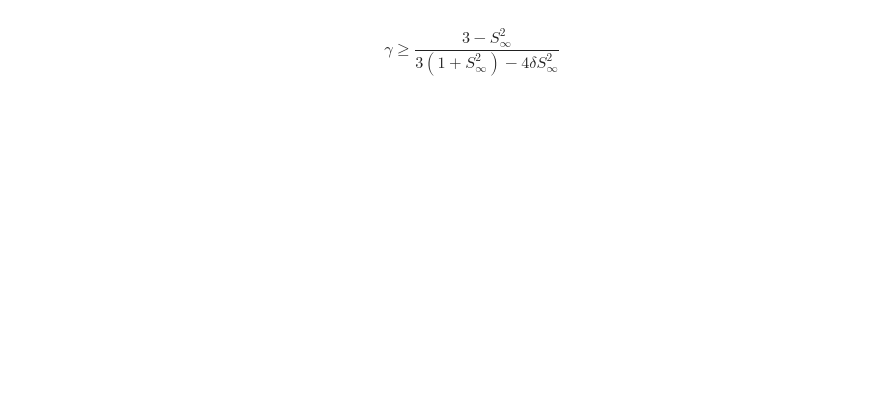
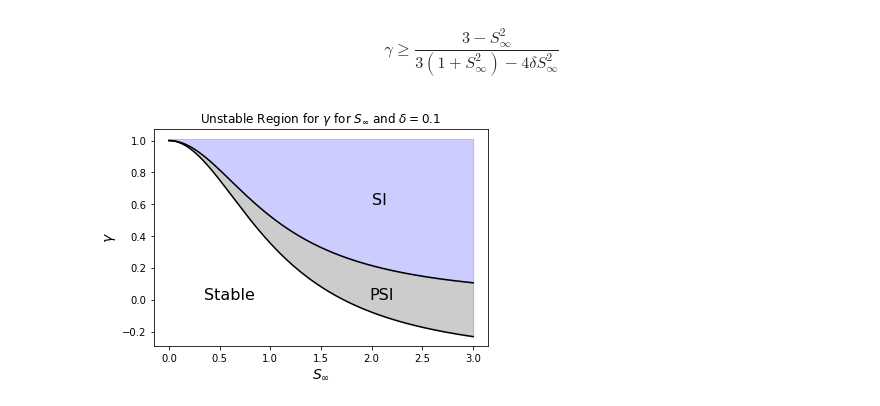
Before and after one commit to loganpknudsen/BottomBoundaryLayer, a Jupyter notebook: stability_regions.ipynb, the cells around one changed output. Cells and saved outputs as stored; diff of their text form; code cells hidden in the pictures; blank space fills up the shorter version.

```diff
--- a/stability_regions.ipynb
+++ b/stability_regions.ipynb
@@ -10,7 +10,7 @@ def gamma_lower_limit_no_delta(S):
 def gamma_upper_limit_no_delta(S):
     return (1+S**2)**(-1)
 # %%
-Sinf = np.arange(-10**(-3),10,0.0001)
+Sinf = np.arange(-10**(-3),3,0.0001)
 g = gamma_lower_limit_no_delta(Sinf)
 # %%
 plt.fill_between(Sinf,g,gamma_upper_limit_no_delta(Sinf),color="k",alpha=0.2)
@@ -34,21 +36,23 @@ def gamma_lower_limit(S,d):
 def gamma_upper_limit(S,d):
     return (1+(1-d)*S**2)**(-1)
 # %%
-deltafix = 0.5
+deltafix = 0.1
 gd = gamma_lower_limit(Sinf,deltafix)
 # %%
 plt.fill_between(Sinf,gd,gamma_upper_limit(Sinf,deltafix),color="k",alpha=0.2)
 plt.fill_between(Sinf,gamma_upper_limit(Sinf,deltafix),1.01,color="b",alpha=0.2)
 plt.plot(Sinf,gamma_upper_limit(Sinf,deltafix),c="k")
 plt.plot(Sinf,gd,c="k")
 plt.ylabel(r"$\gamma$",fontsize=14)
 plt.xlabel(r"$S_\infty$",fontsize=14)
-# plt.text(0.85,0.8,"Symmetrically Unstable",fontsize=16)
-# plt.text(1.6,0.12,"PSI Unstable",fontsize=16)
-# plt.text(0.35,0.1,"Stable",fontsize=16)
-# plt.title(r"Unstable Region for $\gamma$ for $S_\infty$ and $\delta=0.5$")
-# plt.savefig("Stability_Diagram_delta_0_5.jpeg")
+plt.text(2,0.6,"SI",fontsize=16)
+plt.text(1.98,0,"PSI",fontsize=16)
+plt.text(0.35,0,"Stable",fontsize=16)
+plt.title(r"Unstable Region for $\gamma$ for $S_\infty$ and $\delta=0.1$")
+plt.savefig("Stability_Diagram_delta_0_5.jpeg")
 # plt.yscale("symlog",linthresh=1e-3)
 plt.show()
+# %% [output]
+[figure, added]
 # %%
 delta = np.arange(0,1,0.001)
```
Also changed, not shown: parts of 5 cells of this notebook, 3 other files.
